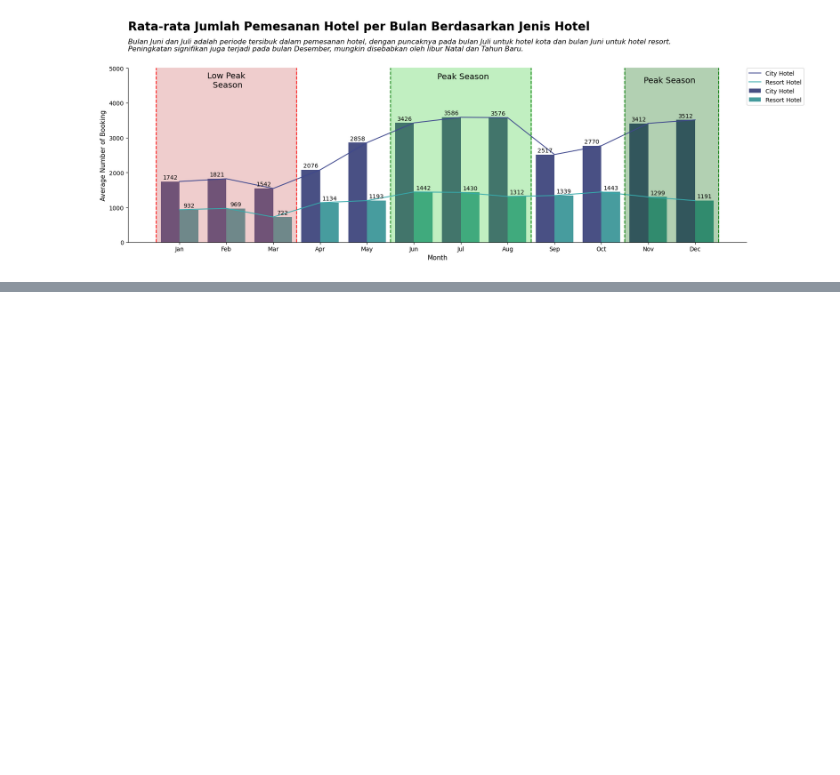
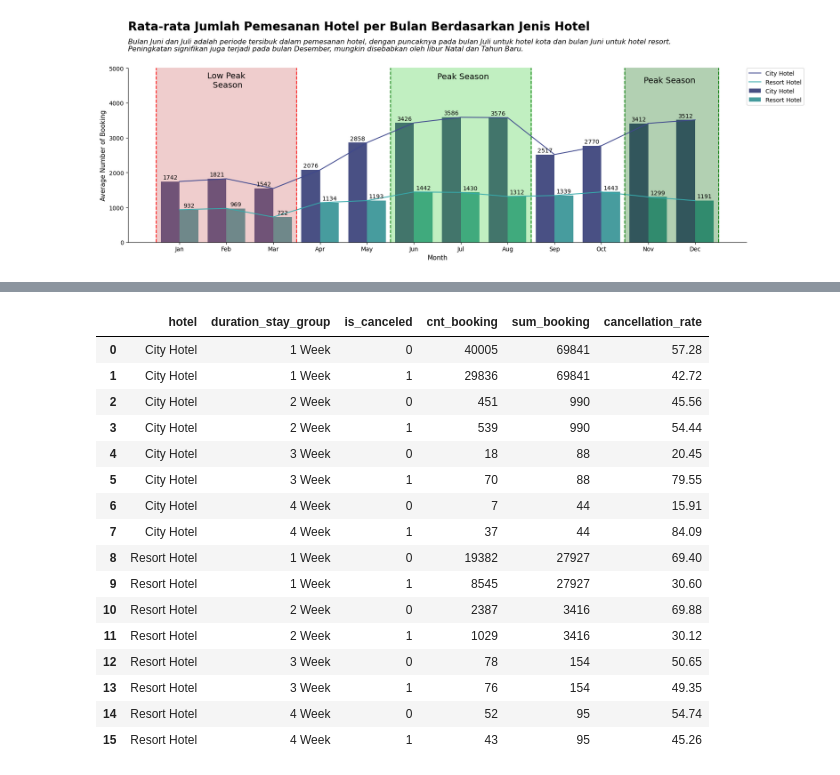
Before and after one commit to LimatanL/investigate-hotel-business-using-data-visualization, a Jupyter notebook: data_preparation.ipynb, the cells around one changed output, grey strips where cells are left out. Drawn from its saved outputs; the diff is of its cells as text; code cells hidden in the pictures; blank space fills up the shorter version.

```diff
--- a/data_preparation.ipynb
+++ b/data_preparation.ipynb
@@ -382,0 +414,42 @@ plt.show()
+# %%
+list_duration = []
+
+for i in df_eda['total_stay']:
+    if i >= 1 and i <= 7:
+        group = '1 Week'
+    elif i >= 8 and i <= 14:
+        group = '2 Week'
+    elif i >= 15 and i <= 21:
+        group = '3 Week'
+    else:
+        group = '4 Week'
+    list_duration.append(group)
+df_eda['duration_stay_group'] = list_duration
+# %%
+stay_hotel = df_eda.groupby(['hotel','duration_stay_group', 'is_canceled']).agg({'adr':'count'}).reset_index()
+stay_hotel.rename(columns={'adr': 'cnt_booking'}, inplace=True)
+
+df_cancel_rate = stay_hotel.groupby(['hotel','duration_stay_group']).agg({'cnt_booking':'sum'}).reset_index()
+df_cancel_rate.rename(columns={'cnt_booking': 'sum_booking'}, inplace=True)
+stay_hotel = stay_hotel.merge(df_cancel_rate, on=['hotel','duration_stay_group'])
+
+stay_hotel['cancellation_rate'] = round((stay_hotel['cnt_booking']/stay_hotel['sum_booking']*100), 2)
+stay_hotel
+# %% [output]
+|  | hotel | duration_stay_group | is_canceled | cnt_booking | sum_booking | cancellation_rate |
+| 0 | City Hotel | 1 Week | 0 | 40005 | 69841 | 57.28 |
+| 1 | City Hotel | 1 Week | 1 | 29836 | 69841 | 42.72 |
+| 2 | City Hotel | 2 Week | 0 | 451 | 990 | 45.56 |
+| 3 | City Hotel | 2 Week | 1 | 539 | 990 | 54.44 |
+| 4 | City Hotel | 3 Week | 0 | 18 | 88 | 20.45 |
+| 5 | City Hotel | 3 Week | 1 | 70 | 88 | 79.55 |
+| 6 | City Hotel | 4 Week | 0 | 7 | 44 | 15.91 |
+| 7 | City Hotel | 4 Week | 1 | 37 | 44 | 84.09 |
+| 8 | Resort Hotel | 1 Week | 0 | 19382 | 27927 | 69.40 |
+| 9 | Resort Hotel | 1 Week | 1 | 8545 | 27927 | 30.60 |
+| 10 | Resort Hotel | 2 Week | 0 | 2387 | 3416 | 69.88 |
+| 11 | Resort Hotel | 2 Week | 1 | 1029 | 3416 | 30.12 |
+| 12 | Resort Hotel | 3 Week | 0 | 78 | 154 | 50.65 |
+| 13 | Resort Hotel | 3 Week | 1 | 76 | 154 | 49.35 |
+| 14 | Resort Hotel | 4 Week | 0 | 52 | 95 | 54.74 |
+| 15 | Resort Hotel | 4 Week | 1 | 43 | 95 | 45.26 |
```
Also changed, not shown: parts of 8 cells of this notebook.
